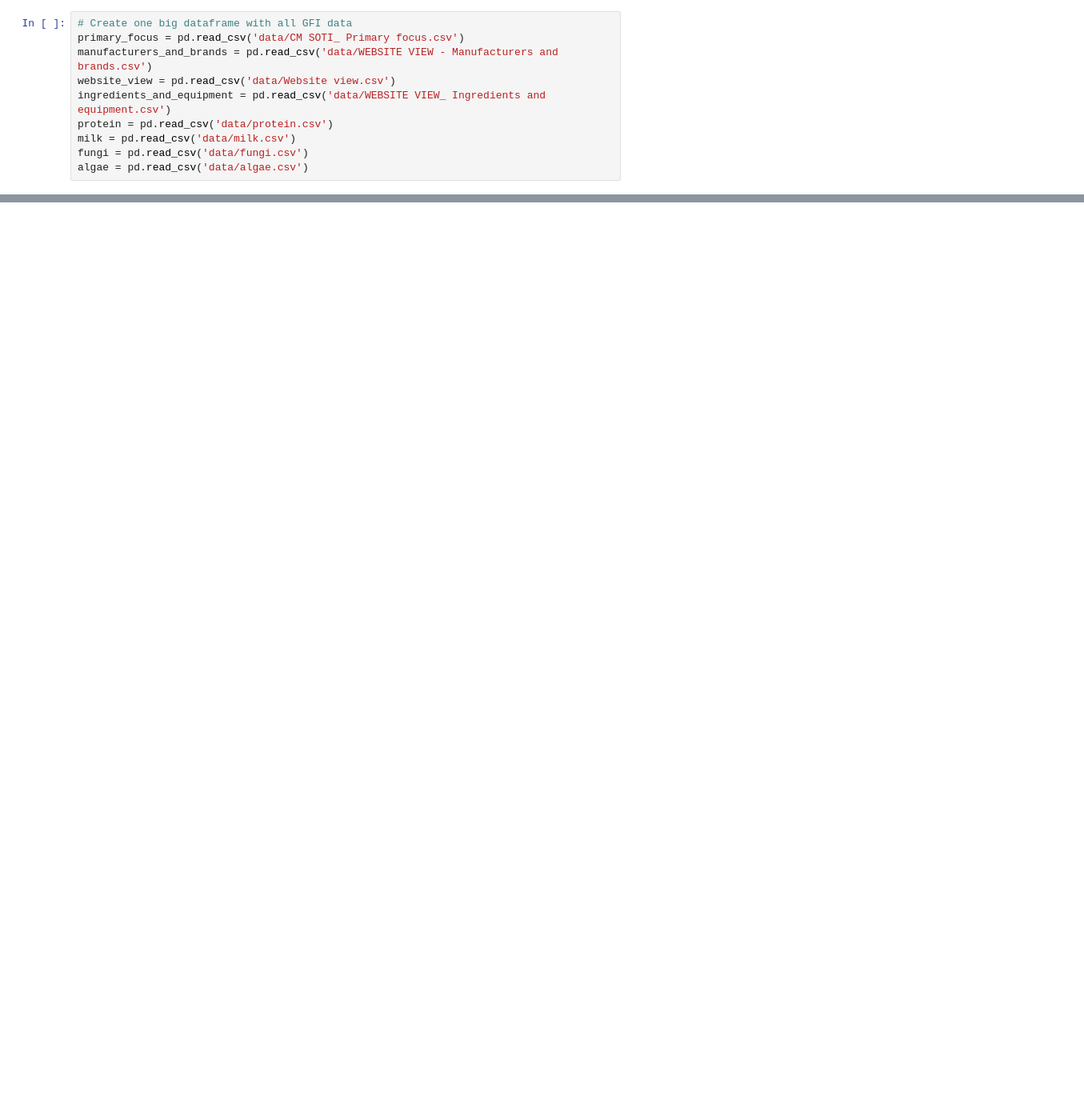
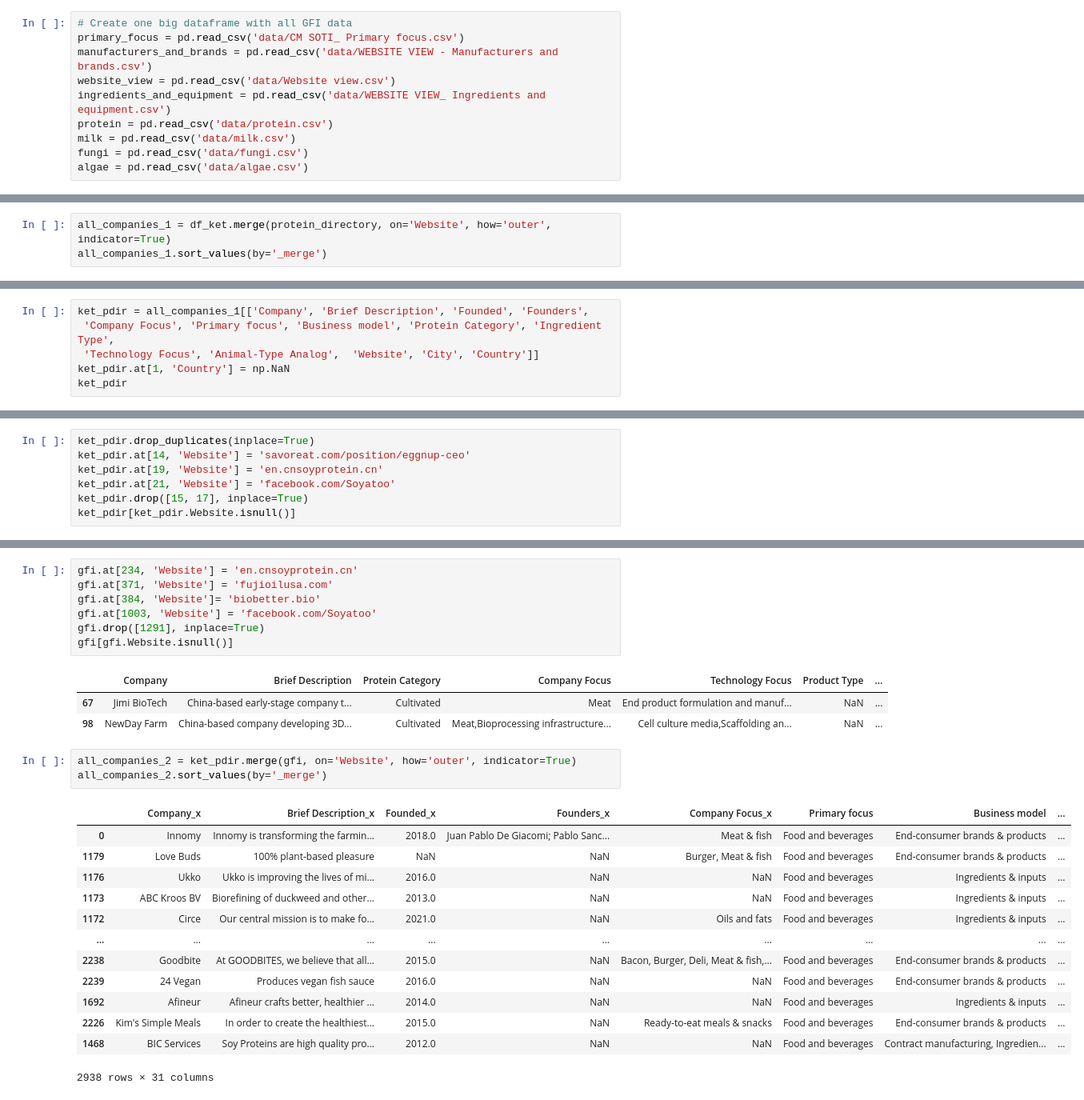
Before and after one commit to mairasalazar/Data-Portfolio, a Jupyter notebook: Alternative Protein companies/Alt Protein Companies.ipynb, the cells around one changed output, grey strips where cells are left out. Shown at 80% size. Drawn from its saved outputs; the diff is of its cells as text; blank space fills up the shorter version.

```diff
--- a/Alternative Protein companies/Alt Protein Companies.ipynb
+++ b/Alternative Protein companies/Alt Protein Companies.ipynb
@@ -63,0 +104,3 @@ algae = pd.read_csv('data/algae.csv')
+# %%
+all_companies_1 = df_ket.merge(protein_directory, on='Website', how='outer', indicator=True)
+all_companies_1.sort_values(by='_merge')
@@ -63,0 +167,6 @@ algae = pd.read_csv('data/algae.csv')
+# %%
+ket_pdir = all_companies_1[['Company', 'Brief Description', 'Founded', 'Founders',
+ 'Company Focus', 'Primary focus', 'Business model', 'Protein Category', 'Ingredient Type',
+ 'Technology Focus', 'Animal-Type Analog',  'Website', 'City', 'Country']]
+ket_pdir.at[1, 'Country'] = np.NaN
+ket_pdir
@@ -63,0 +187,7 @@ algae = pd.read_csv('data/algae.csv')
+# %%
+ket_pdir.drop_duplicates(inplace=True)
+ket_pdir.at[14, 'Website'] = 'savoreat.com/position/eggnup-ceo'
+ket_pdir.at[19, 'Website'] = 'en.cnsoyprotein.cn'
+ket_pdir.at[21, 'Website'] = 'facebook.com/Soyatoo'
+ket_pdir.drop([15, 17], inplace=True)
+ket_pdir[ket_pdir.Website.isnull()]
@@ -63,0 +204,28 @@ algae = pd.read_csv('data/algae.csv')
+# %%
+gfi.at[234, 'Website'] = 'en.cnsoyprotein.cn'
+gfi.at[371, 'Website'] = 'fujioilusa.com'
+gfi.at[384, 'Website']= 'biobetter.bio'
+gfi.at[1003, 'Website'] = 'facebook.com/Soyatoo'
+gfi.drop([1291], inplace=True)
+gfi[gfi.Website.isnull()]
+# %% [output]
+|  | Company | Brief Description | Protein Category | Company Focus | Technology Focus | Product Type | ... |
+| 67 | Jimi BioTech | China-based early-stage company t... | Cultivated | Meat | End product formulation and manuf... | NaN | ... |
+| 98 | NewDay Farm | China-based company developing 3D... | Cultivated | Meat,Bioprocessing infrastructure... | Cell culture media,Scaffolding an... | NaN | ... |
+# %%
+all_companies_2 = ket_pdir.merge(gfi, on='Website', how='outer', indicator=True)
+all_companies_2.sort_values(by='_merge')
+# %% [output]
+|  | Company_x | Brief Description_x | Founded_x | Founders_x | Company Focus_x | Primary focus | Business model | ... |
+| 0 | Innomy | Innomy is transforming the farmin... | 2018.0 | Juan Pablo De Giacomi; Pablo Sanc... | Meat & fish | Food and beverages | End-consumer brands & products | ... |
+| 1179 | Love Buds | 100% plant-based pleasure | NaN | NaN | Burger, Meat & fish | Food and beverages | End-consumer brands & products | ... |
+| 1176 | Ukko | Ukko is improving the lives of mi... | 2016.0 | NaN | NaN | Food and beverages | Ingredients & inputs | ... |
+| 1173 | ABC Kroos BV | Biorefining of duckweed and other... | 2013.0 | NaN | NaN | Food and beverages | Ingredients & inputs | ... |
+| 1172 | Circe | Our central mission is to make fo... | 2021.0 | NaN | Oils and fats | Food and beverages | Ingredients & inputs | ... |
+| ... | ... | ... | ... | ... | ... | ... | ... | ... |
+| 2238 | Goodbite | At GOODBITES, we believe that all... | 2015.0 | NaN | Bacon, Burger, Deli, Meat & fish,... | Food and beverages | End-consumer brands & products | ... |
+| 2239 | 24 Vegan | Produces vegan fish sauce | 2016.0 | NaN | NaN | Food and beverages | End-consumer brands & products | ... |
+| 1692 | Afineur | Afineur crafts better, healthier ... | 2014.0 | NaN | NaN | Food and beverages | Ingredients & inputs | ... |
+| 2226 | Kim's Simple Meals | In order to create the healthiest... | 2015.0 | NaN | Ready-to-eat meals & snacks | Food and beverages | End-consumer brands & products | ... |
+| 1468 | BIC Services | Soy Proteins are high quality pro... | 2012.0 | NaN | NaN | Food and beverages | Contract manufacturing, Ingredien... | ... |
+2938 rows × 31 columns
```
Also changed, not shown: parts of 35 cells of this notebook.
